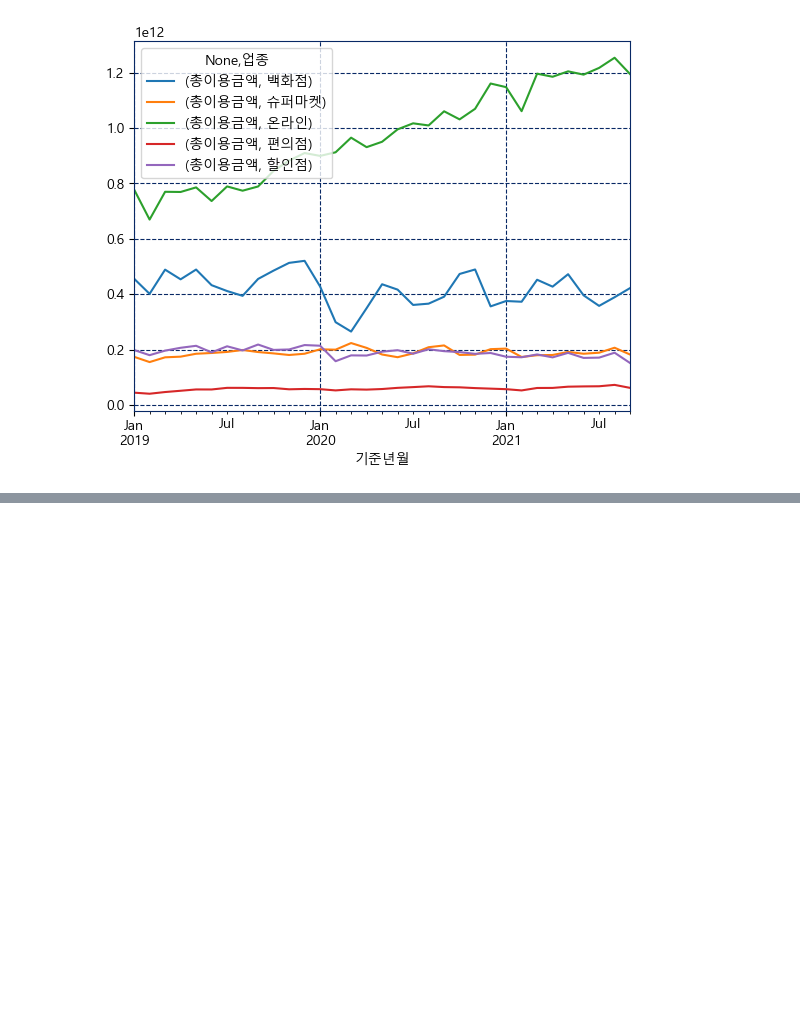
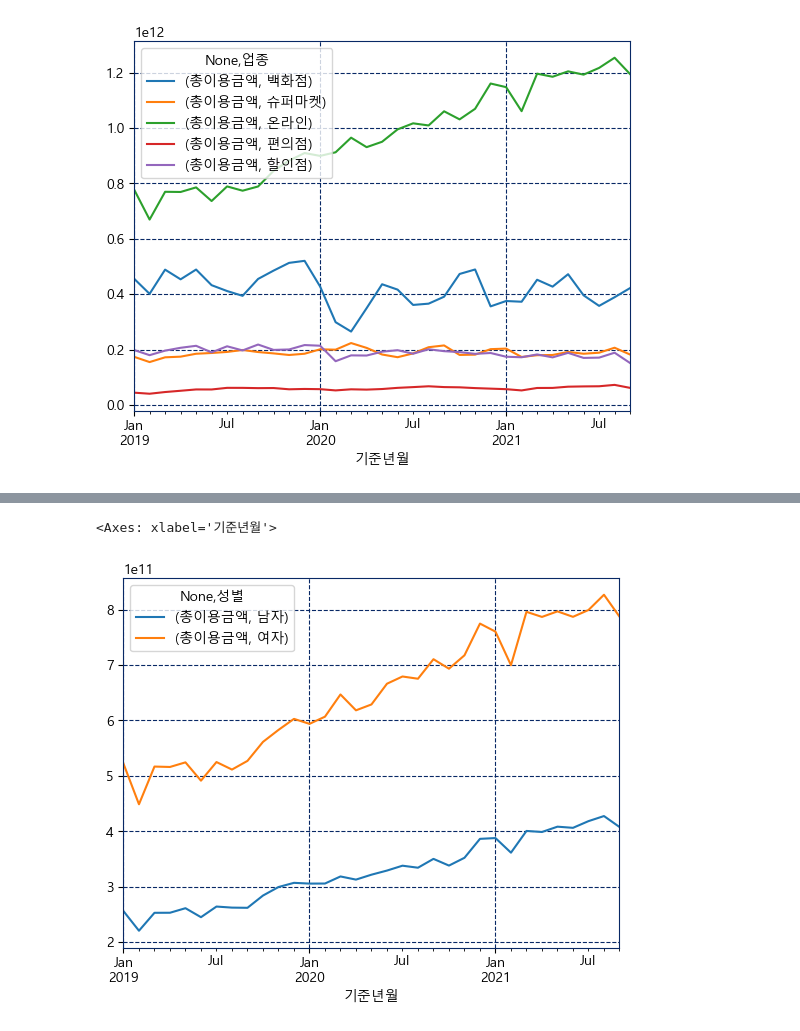
Before and after one commit to ZiNoBae/Practice_ubion, a Jupyter notebook: Code_Moon/230425/03_matplotlib_0425.ipynb, the cells around one changed output, grey strips where cells are left out. Cells and saved outputs as stored; diff of their text form; code cells hidden in the pictures; blank space fills up the shorter version.

```diff
--- a/Code_Moon/230425/03_matplotlib_0425.ipynb
+++ b/Code_Moon/230425/03_matplotlib_0425.ipynb
@@ -546,0 +590,4 @@ group_data.unstack().plot()
+# %%
+_df['성별'] = _df['성별'].str.replace('1','남자')
+# %%
+_df['성별'] = _df['성별'].str.replace('2','여자')
@@ -546,0 +611,3 @@ group_data.unstack().plot()
+# %%
+df_online = _df.loc[_df['업종']=='온라인']
+df_online
@@ -546,0 +629,10 @@ group_data.unstack().plot()
+# %%
+# 온라인 업종의 남, 여의 카드매출 월별로 어떻게 차이가 나는지 시각화 하여 표시
+
+# groupby
+
+# 남,여
+# 월별
+# 총이용금액
+
+groupdata = df_online.groupby(['기준년월','성별']).sum()[['총이용금액']]
@@ -546,0 +661,5 @@ group_data.unstack().plot()
+# %%
+groupdata.unstack().plot.line()
+# %% [output]
+<Axes: xlabel='기준년월'>
+[figure, added]
```
Also changed, not shown: parts of 13 cells of this notebook, 1 other file.
